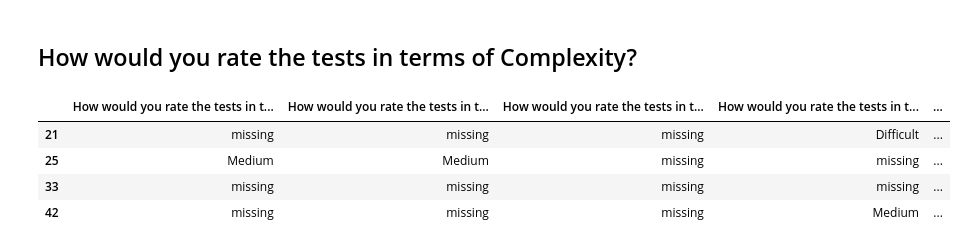
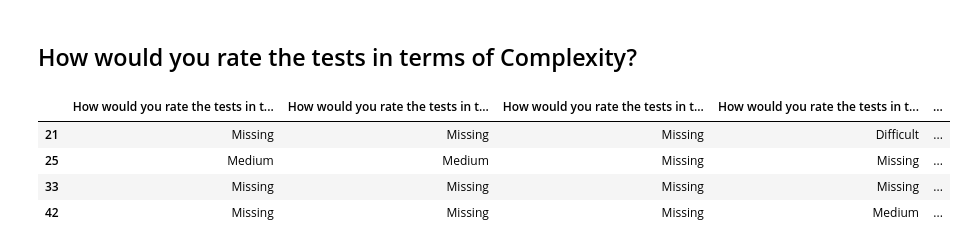
Before and after one commit to ericnjogu/hacker-rank-analysis, a Jupyter notebook: python-results.ipynb, the cells around one changed output. Cells and saved outputs as stored; diff of their text form; code cells hidden in the pictures.

```diff
--- a/python-results.ipynb
+++ b/python-results.ipynb
@@ -19,23 +19,24 @@ results.head()
 # results.columns
 # %%
 # return true or false depending on whether a column name matches
+complexity_question = 'How would you rate the tests in terms of Complexity?'
 def filterCol(name):
-    return name.startswith('How would you rate the tests in terms of Complexity?') and name.find('Python') != -1
+    return name.startswith(complexity_question) and name.find('Python') != -1
 
 filter_criteria = list(map(filterCol ,results.columns))
 # print(filter_criteria)
 
 # credits for this hack to show columns according to the boolean criteria
 # https://stackoverflow.com/a/48497863/315385
 complexity = results.loc[:, filter_criteria]
 # remove entries without any data
 complexity = complexity.dropna(how='all')
 # replace NaN values to allow counter to work as expected
-complexity = complexity.fillna('missing')
+complexity = complexity.fillna('Missing')
 complexity
 # %% [output]
 |  | How would you rate the tests in t... | How would you rate the tests in t... | How would you rate the tests in t... | How would you rate the tests in t... | ... |
-| 21 | missing | missing | missing | Difficult | ... |
-| 25 | Medium | Medium | missing | missing | ... |
-| 33 | missing | missing | missing | missing | ... |
-| 42 | missing | missing | missing | Medium | ... |
+| 21 | Missing | Missing | Missing | Difficult | ... |
+| 25 | Medium | Medium | Missing | Missing | ... |
+| 33 | Missing | Missing | Missing | Missing | ... |
+| 42 | Missing | Missing | Missing | Medium | ... |
```
Also changed, not shown: parts of 5 cells of this notebook.
